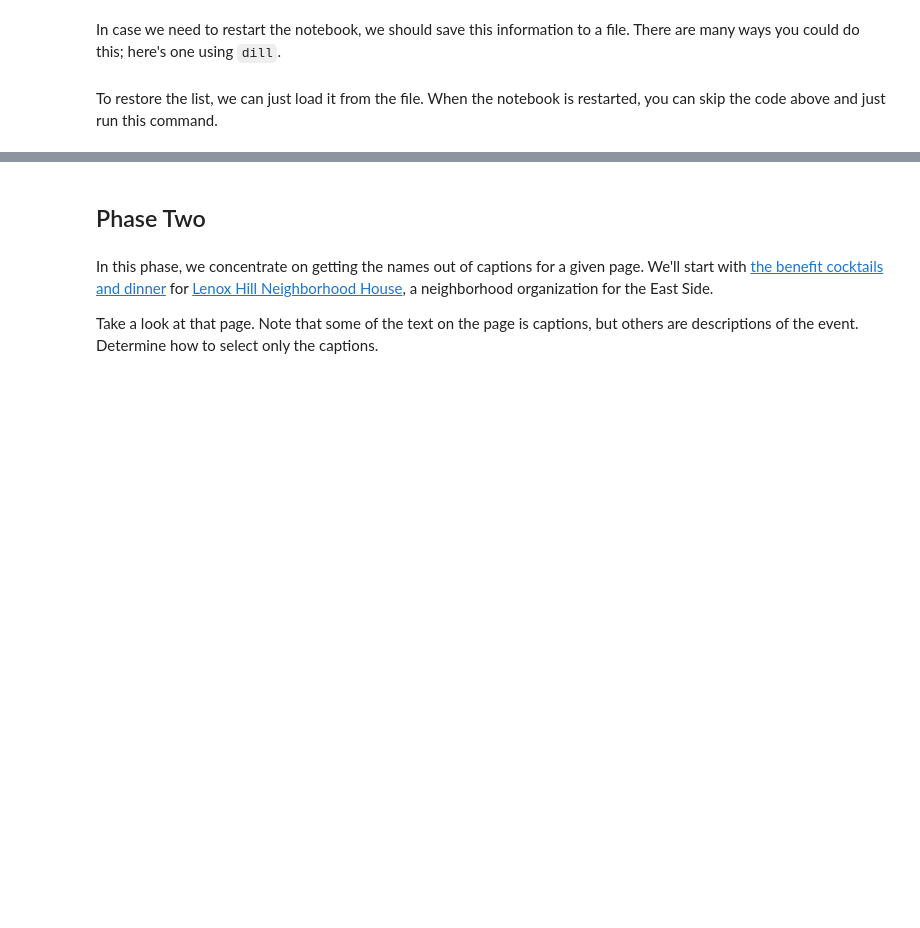
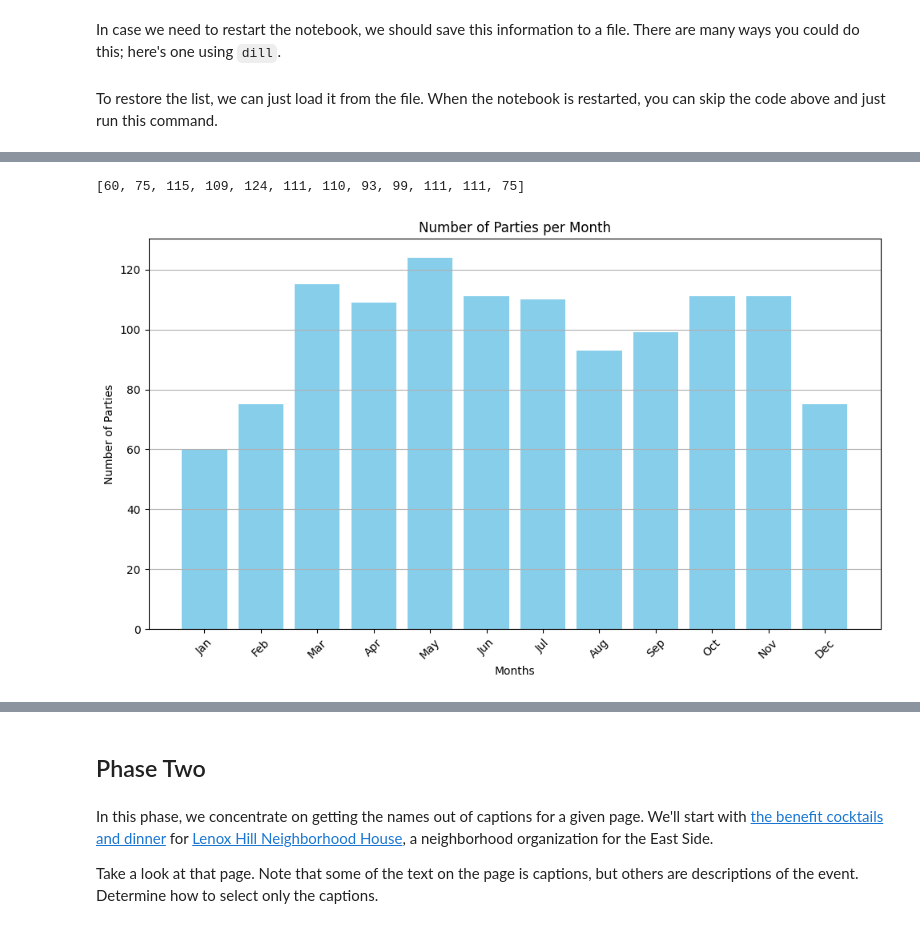
Before and after one commit to PattenIan/ADM-miniproject-1, a Jupyter notebook: mini project 1-graph.ipynb, the cells around one changed output, grey strips where cells are left out. Cells and saved outputs as stored; diff of their text form; code cells hidden in the pictures; blank space fills up the shorter version.

```diff
--- a/mini project 1-graph.ipynb
+++ b/mini project 1-graph.ipynb
@@ -201,0 +233,27 @@ Use visualizations to answer the two questions above. Ensure that you interpret
+# %%
+def month_with_most_parties(links) -> str:
+    months = [0] * 12
+    for link in links:
+        months[link[1][1] - 1] += 1
+
+    month_names = ['Jan', 'Feb', 'Mar', 'Apr', 'May', 'Jun', 'Jul', 'Aug', 'Sep', 'Oct', 'Nov', 'Dec']
+
+    return months, month_names
+# %%
+import matplotlib.pyplot as plt
+months, month_names = month_with_most_parties(link_list)
+
+print(months)
+plt.figure(figsize=(10, 6))
+plt.bar(month_names, months, color='skyblue')
+plt.xlabel('Months')
+plt.ylabel('Number of Parties')
+plt.title('Number of Parties per Month')
+plt.xticks(rotation=45)
+plt.grid(axis='y')
+plt.tight_layout()
+
+plt.show()
+# %% [output]
+[60, 75, 115, 109, 124, 111, 110, 93, 99, 111, 111, 75]
+[figure, added]
```
Also changed, not shown: parts of 29 cells of this notebook, 2 other files.
